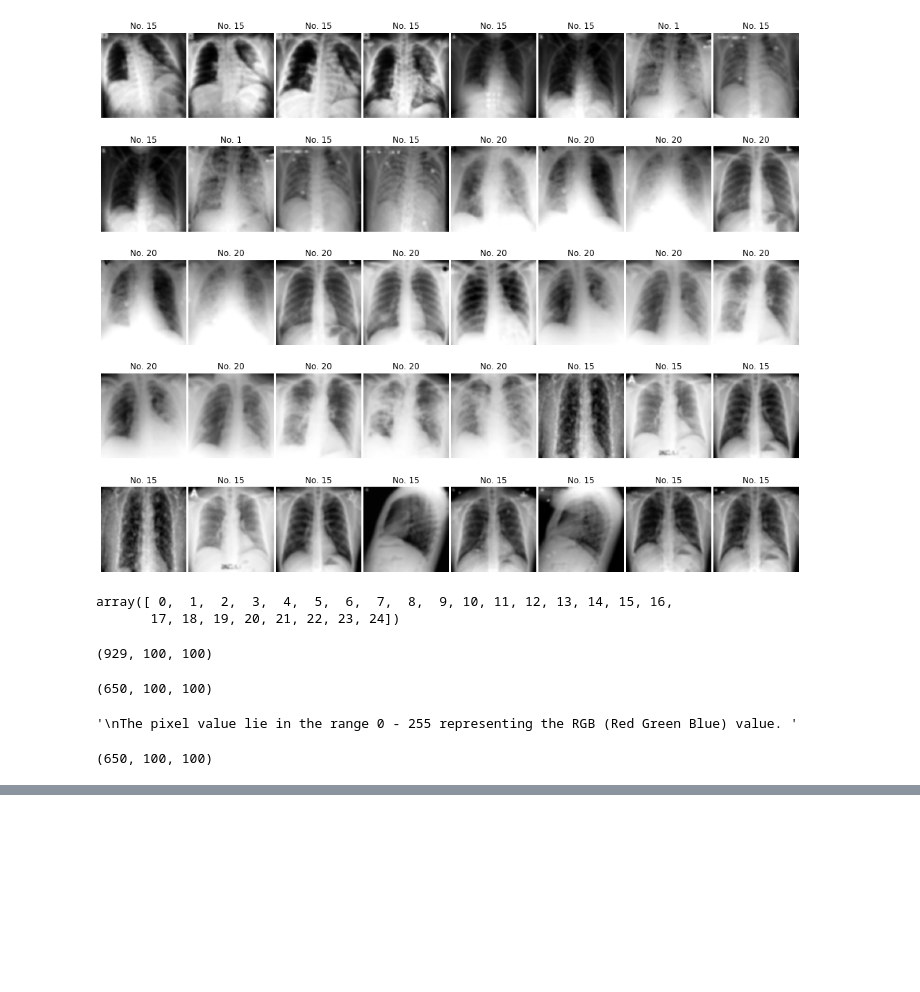
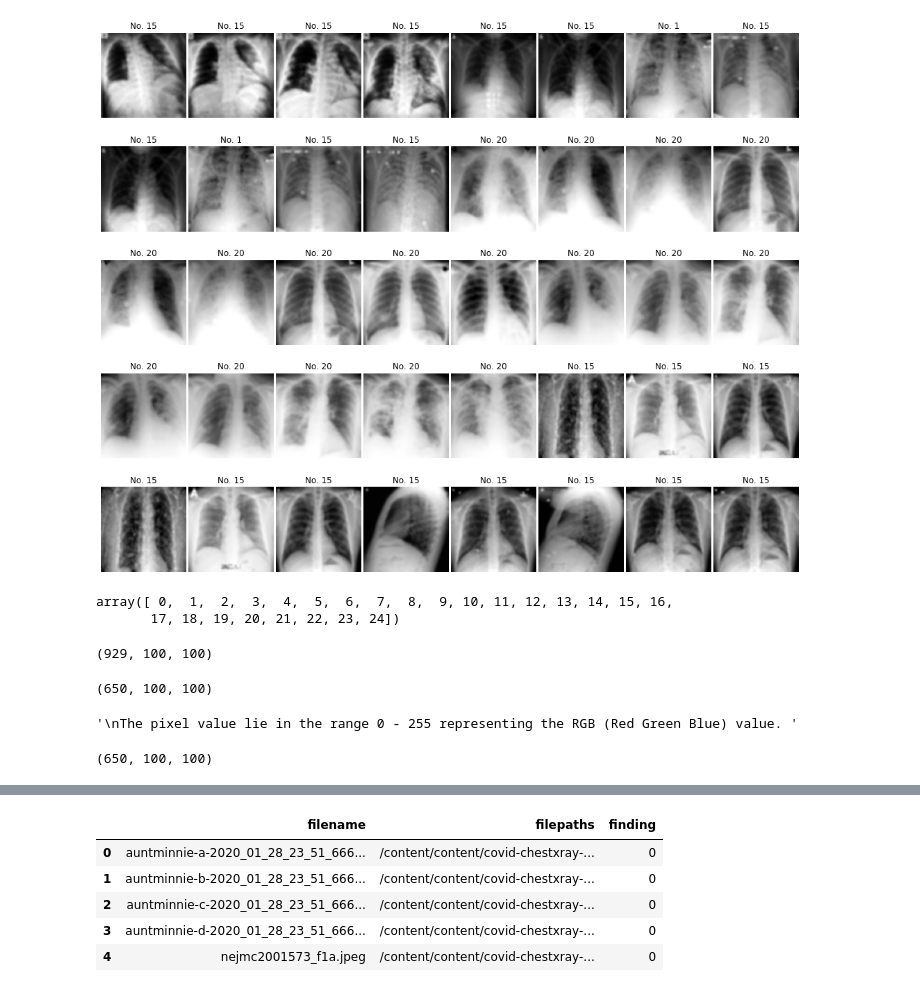
Before and after one commit to Azariagmt/pulmonary-disorder-detection-using-x-ray-images, a Jupyter notebook: notebooks/multiclass-classification.ipynb, the cells around one changed output, grey strips where cells are left out. Saved outputs shown, nothing was run; the diff lists cells and outputs as text; code cells hidden in the pictures; blank space fills up the shorter version.

```diff
--- a/notebooks/multiclass-classification.ipynb
+++ b/notebooks/multiclass-classification.ipynb
@@ -497,0 +535,5 @@ Oversampling Technique
+# %%
+#@title
+had_covid = had_covid[['finding', 'filename']]
+# labels = labels[labels.filename.endswith('.gz')]
+had_covid.head()
@@ -497,0 +547,6 @@ Oversampling Technique
+# %%
+#@title
+from sklearn.preprocessing import LabelEncoder
+label_encoder = LabelEncoder()
+had_covid['finding'] = label_encoder.fit_transform(had_covid['finding'])
+had_covid.head()
@@ -497,0 +564,4 @@ Oversampling Technique
+# %%
+#@title
+covid_paths = [[fname, '/content/content/covid-chestxray-dataset-master/images/' + fname] for fname in had_covid['filename']]
+covid_paths[0:10]
@@ -497,0 +609,13 @@ Oversampling Technique
+# %%
+#@title
+# Combining the labels with the images
+train_data_covid = pd.merge(images_covid, had_covid, how = 'inner', on = 'filename')
+train_data_covid.iloc[0, 0:2]
+train_data_covid.head()
+# %% [output]
+|  | filename | filepaths | finding |
+| 0 | auntminnie-a-2020_01_28_23_51_666... | /content/content/covid-chestxray-... | 0 |
+| 1 | auntminnie-b-2020_01_28_23_51_666... | /content/content/covid-chestxray-... | 0 |
+| 2 | auntminnie-c-2020_01_28_23_51_666... | /content/content/covid-chestxray-... | 0 |
+| 3 | auntminnie-d-2020_01_28_23_51_666... | /content/content/covid-chestxray-... | 0 |
+| 4 | nejmc2001573_f1a.jpeg | /content/content/covid-chestxray-... | 0 |
```
Also changed, not shown: parts of 42 cells of this notebook.
